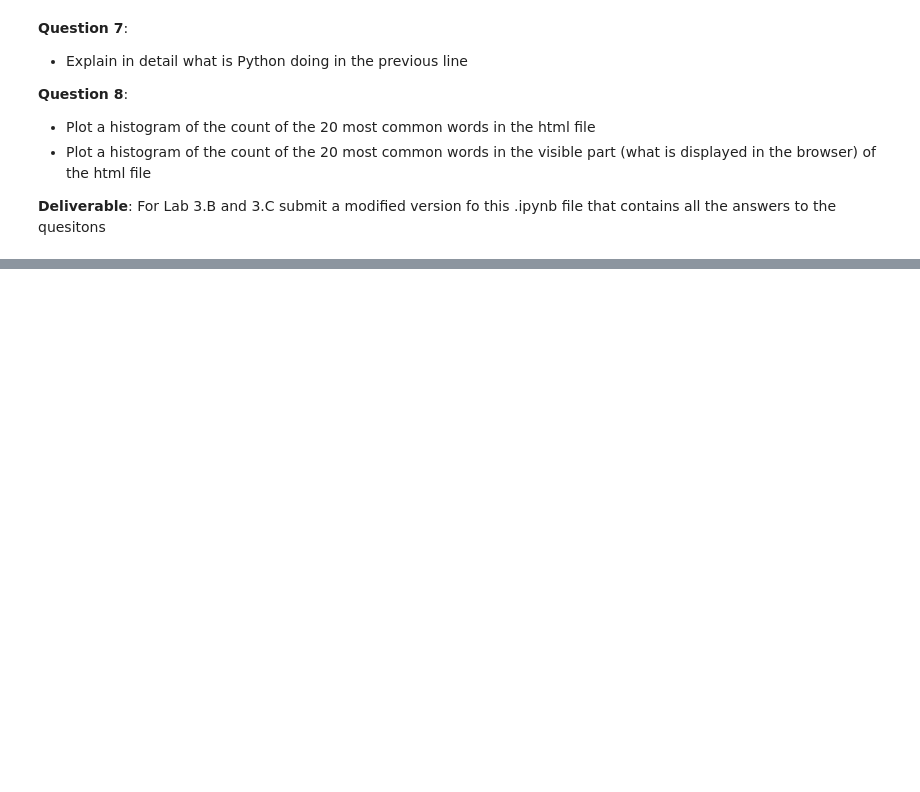
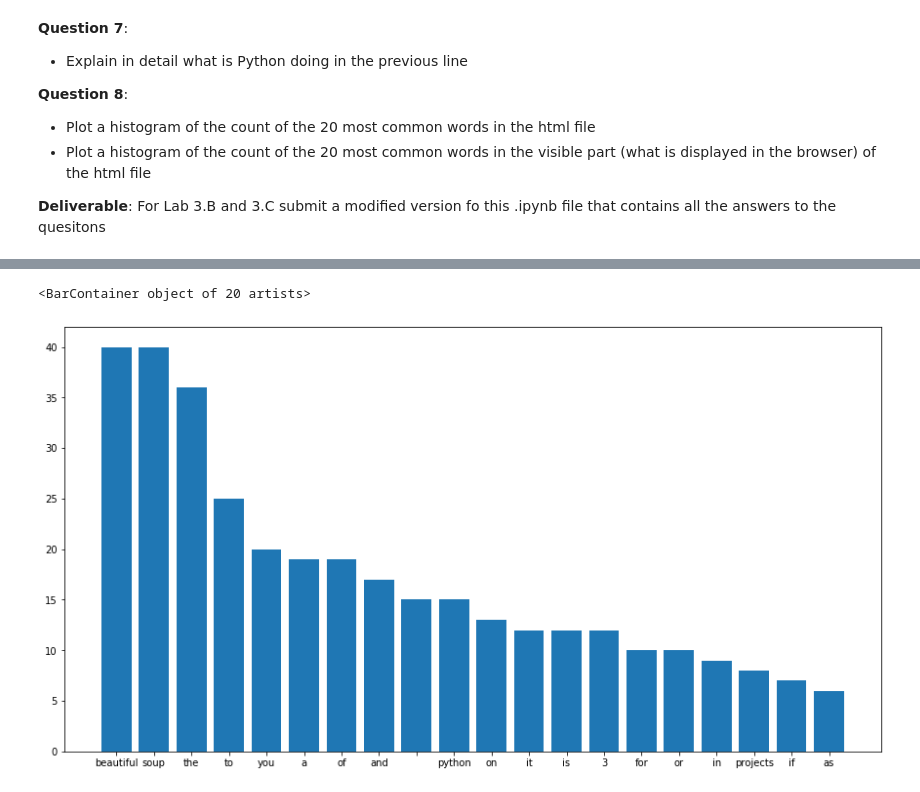
Before and after one commit to Inceptix/CIS-3715, a Jupyter notebook: Lab3/CIS3715 (Temple - Spring 2020) Lab3.ipynb, the cells around one changed output, grey strips where cells are left out. Cells and saved outputs as stored; diff of their text form; code cells hidden in the pictures; blank space fills up the shorter version.

```diff
--- a/Lab3/CIS3715 (Temple - Spring 2020) Lab3.ipynb
+++ b/Lab3/CIS3715 (Temple - Spring 2020) Lab3.ipynb
@@ -737,0 +698,6 @@ downloading "high resolution USGS datasets."
+# %%
+fig = plt.figure(figsize=(15,8))
+plt.bar(df_body['words'], df_body['freq'])
+# %% [output]
+<BarContainer object of 20 artists>
+[figure, added]
```
Also changed, not shown: parts of 15 cells of this notebook, 1 other file.
